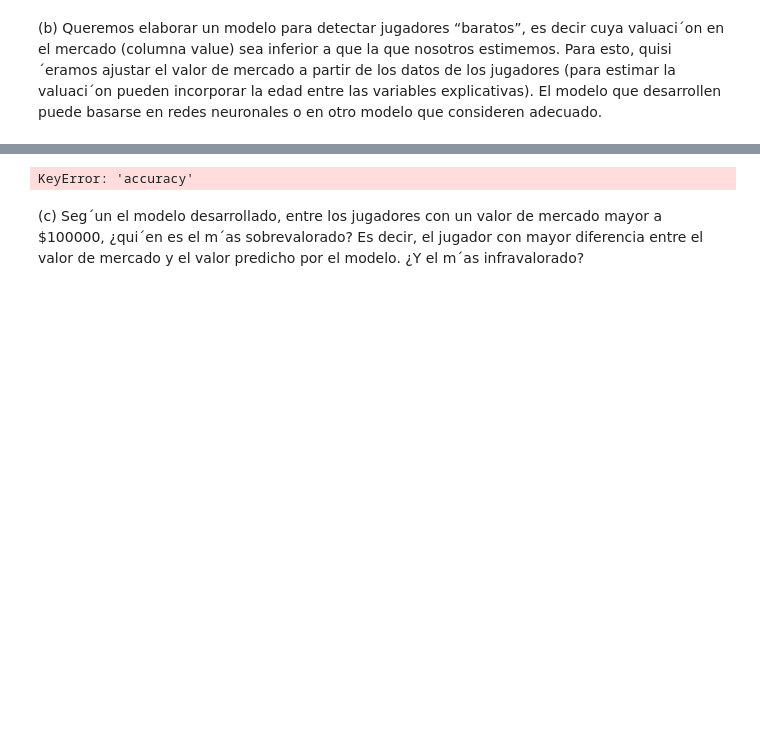
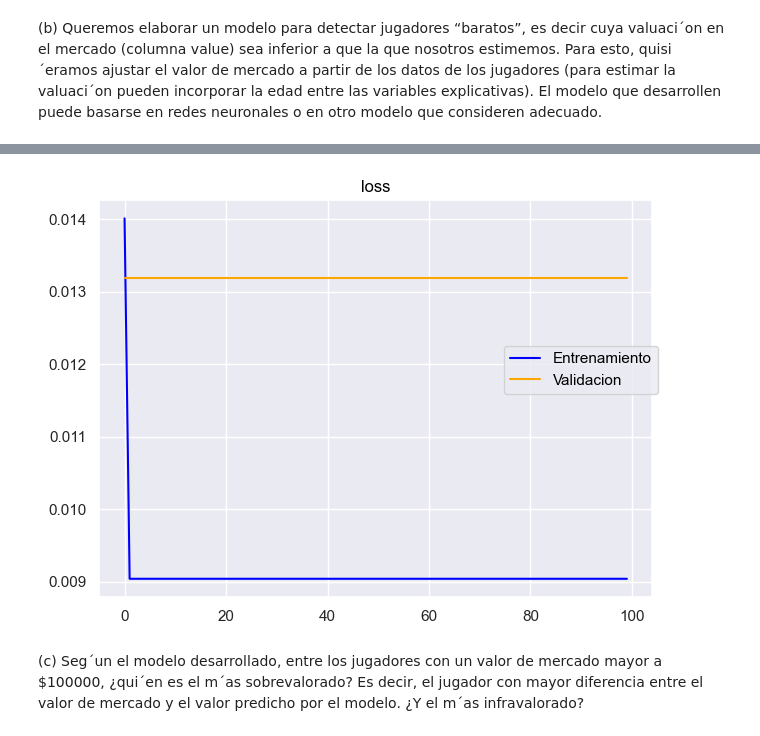
Before and after one commit to FedericoAriasCeci/Tp2---LDD, a Jupyter notebook: Tp labo 2.ipynb, the cells around one changed output, grey strips where cells are left out. Saved outputs shown, nothing was run; the diff lists cells and outputs as text; code cells hidden in the pictures; blank space fills up the shorter version.

```diff
--- a/Tp labo 2.ipynb
+++ b/Tp labo 2.ipynb
@@ -368,3 +291,0 @@ data_num_players
-# %%
-for col in data_num_players.columns:
-    print (col)
@@ -389,3 +296,5 @@ CLBestScorer
+# %%
+data = data_num_players.dropna()
 # %% [markdown]
 (b) Queremos elaborar un modelo para detectar jugadores “baratos”, es decir cuya valuaci´on
 en el mercado (columna value) sea inferior a que la que nosotros estimemos. Para esto,
@@ -393,5 +302,5 @@ quisi´eramos ajustar el valor de mercado a partir de los datos de los jugadores
 la valuaci´on pueden incorporar la edad entre las variables explicativas). El modelo que
 desarrollen puede basarse en redes neuronales o en otro modelo que consideren adecuado.
 # %%
-X, y = data_num_players.drop(columns = [col for col in data_num_players.columns if (col == "player") |
-                                        (col == "value") | (col == "birth_year")]), data_num_players["value"]
+X, y = data.drop(columns = [col for col in data.columns if (col == "player") |
+                                        (col == "value") | (col == "birth_year") | (col == "Column1") ]), data["value"]
@@ -430,32 +337,32 @@ keras.utils.set_random_seed(11)
 # Paso 1: iniciamos el modelo indicando la arquitectura de la red
 model = keras.Sequential([
     keras.layers.Input(shape=(X_train.shape[1],)),
-    keras.layers.Dense(50,
-                       activation='leaky_relu'),
-    keras.layers.Dense(50,
-                       activation='leaky_relu')
+    keras.layers.Dense(4,
+                       activation='relu'),
+    keras.layers.Dense(1,
+                       activation='relu')
 ])
 
 # Paso 2: configuramos el optimizador
-optimizer = keras.optimizers.SGD(learning_rate=0.5)
+optimizer = keras.optimizers.SGD(learning_rate=5)
 
 # Paso 3: construimos el modelo
 model.compile(
     optimizer=optimizer,
-    loss='sparse_categorical_crossentropy',
-)
+    loss='mean_squared_error'
+    )
 
 # Paso 4: entrenamiento del modelo.
 hist = model.fit(X_train.to_numpy(), y_train.to_numpy(),
                  epochs=100,
-                 batch_size=20,
+                 batch_size=90,
                  validation_split=0.2,
                  verbose=1,
                  )
 
 # Paso 5: calculamos el error en el conjunto de testeo
 model.evaluate(X_test.to_numpy(), y_test.to_numpy(),
-               verbose=0,
+               verbose=1,
                batch_size=len(y_test),
                return_dict=True
                )
@@ -475,10 +395,10 @@ def graficar_error(history, error_name):
         .label(title=error_name)
     )
     plot.show()
-# %%
-graficar_error(hist, 'accuracy')
-# %% [output]
-KeyError: 'accuracy'
+# %%
+graficar_error(hist, 'loss')
+# %% [output]
+[figure, added]
 # %% [markdown]
 (c) Seg´un el modelo desarrollado, entre los jugadores con un valor de mercado mayor a
 $100000, ¿qui´en es el m´as sobrevalorado? Es decir, el jugador con mayor diferencia entre
```
Also changed, not shown: parts of 21 cells of this notebook.
